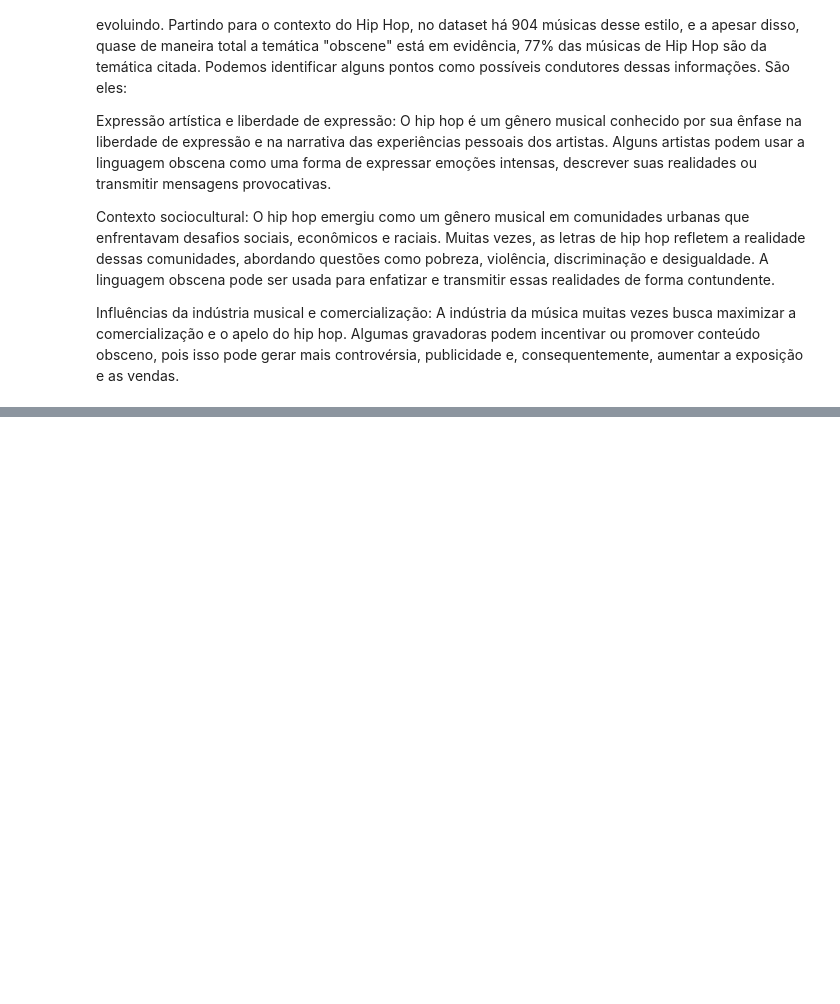
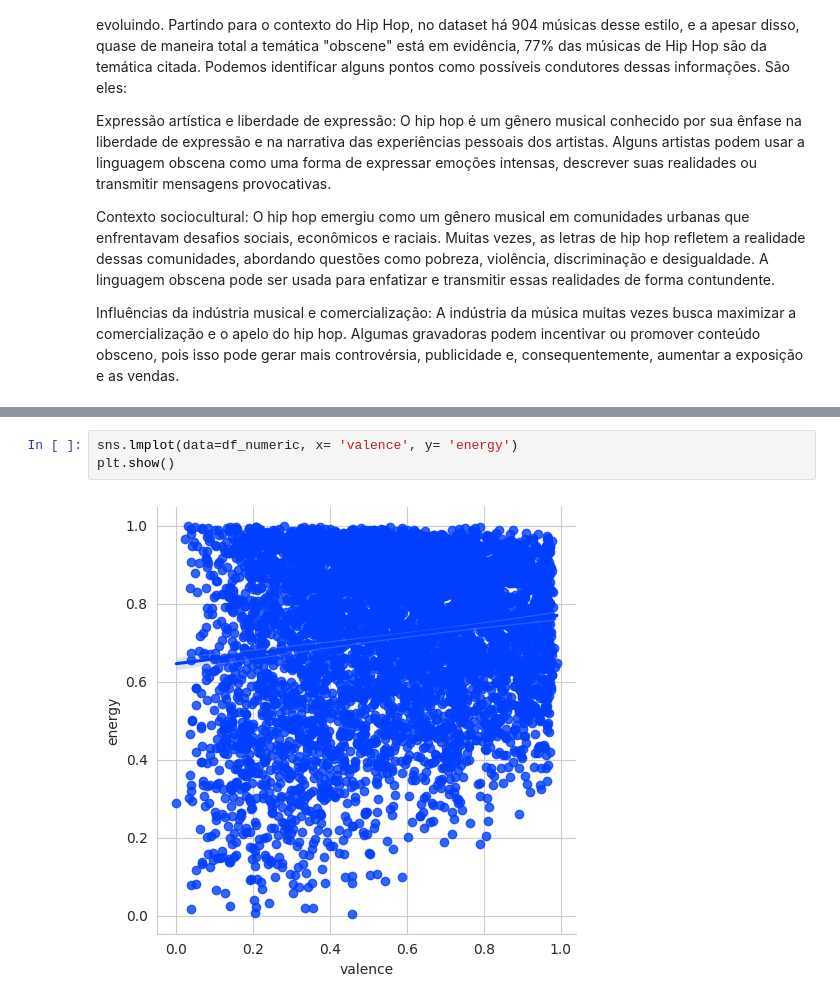
Before and after one commit to jonatahpfg/Projeto-ICD-UFPB, a Jupyter notebook: Cópia_de__Original_de_Projeto_ICD.ipynb, the cells around one changed output, grey strips where cells are left out. Drawn from its saved outputs; the diff is of its cells as text; blank space fills up the shorter version.

```diff
--- a/Cópia_de__Original_de_Projeto_ICD.ipynb
+++ b/Cópia_de__Original_de_Projeto_ICD.ipynb
@@ -379,0 +370,5 @@ Influências da indústria musical e comercialização: A indústria da música
+# %%
+sns.lmplot(data=df_numeric, x= 'valence', y= 'energy')
+plt.show()
+# %% [output]
+[figure, added]
```
Also changed, not shown: parts of 19 cells of this notebook.
